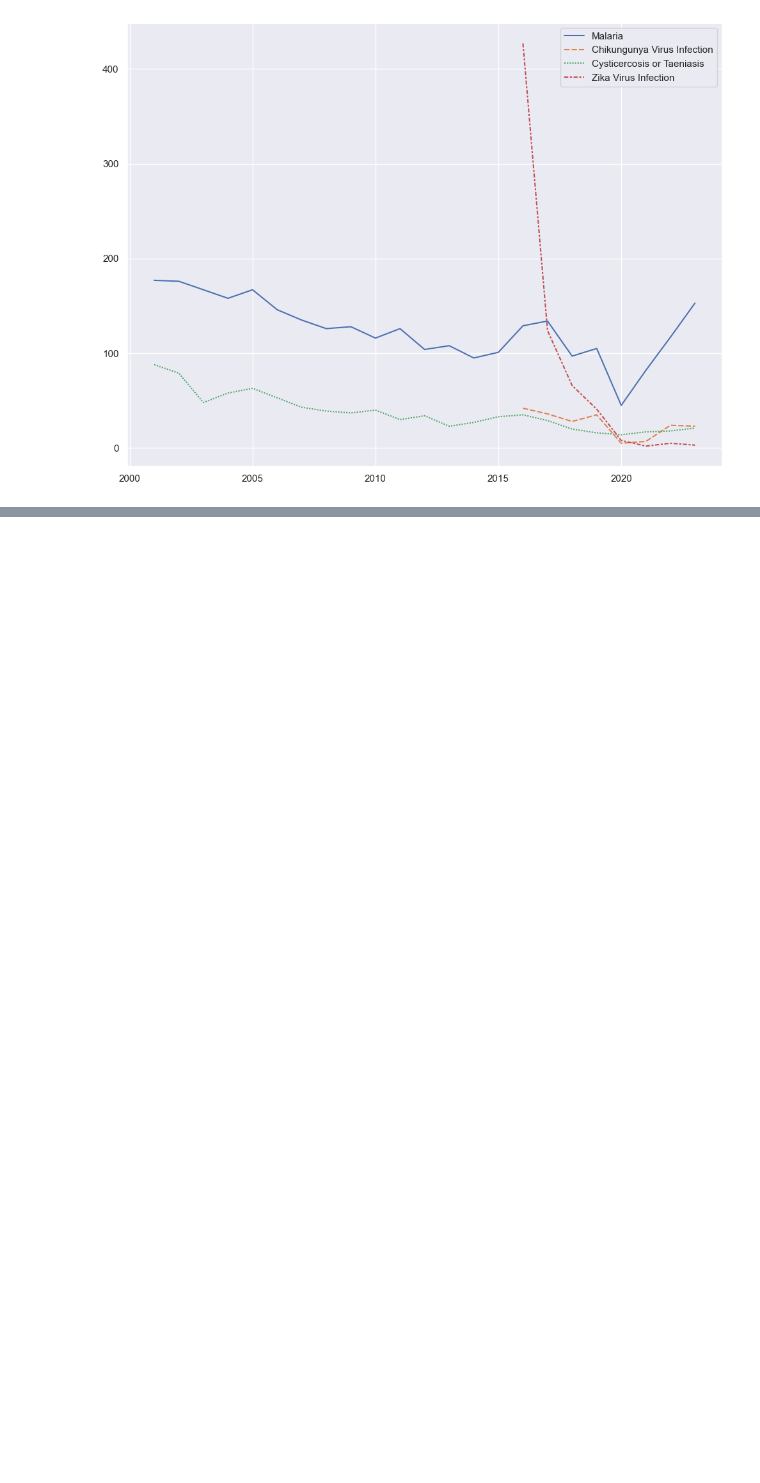
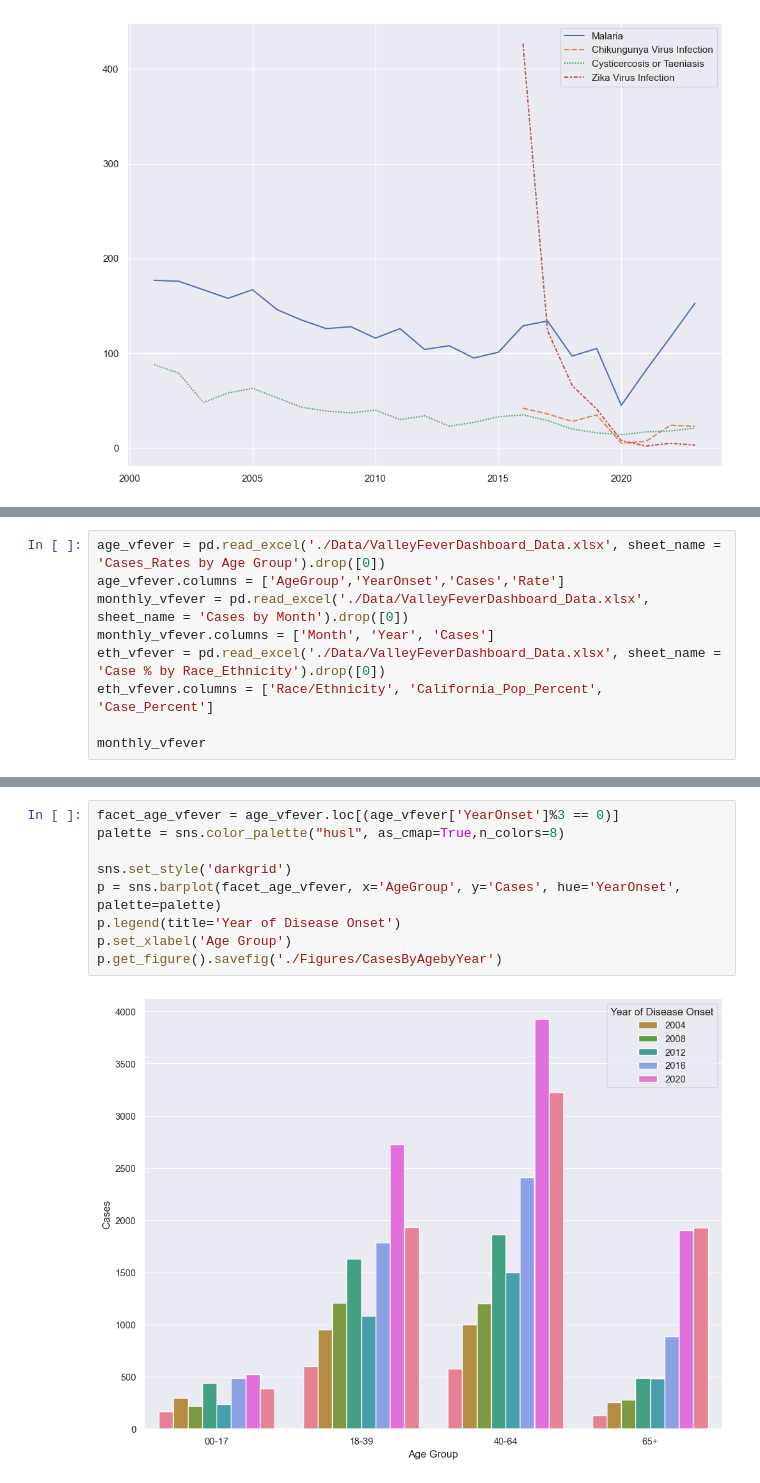
Before and after one commit to zaschan-gif/STA141B_Final_Project, a Jupyter notebook: STA141 Final Project.ipynb, the cells around one changed output, grey strips where cells are left out. Saved outputs shown, nothing was run; the diff lists cells and outputs as text; blank space fills up the shorter version.

Commit message:
Made two maps for Valley Fever. Also made a bar chart and two line plots.

```diff
--- a/STA141 Final Project.ipynb
+++ b/STA141 Final Project.ipynb
@@ -137,0 +232,9 @@ visualize_tops(state_infection_df, top_decreasing, 'Cases', './Figures/most_decr
+# %%
+age_vfever = pd.read_excel('./Data/ValleyFeverDashboard_Data.xlsx', sheet_name = 'Cases_Rates by Age Group').drop([0])
+age_vfever.columns = ['AgeGroup','YearOnset','Cases','Rate']
+monthly_vfever = pd.read_excel('./Data/ValleyFeverDashboard_Data.xlsx', sheet_name = 'Cases by Month').drop([0])
+monthly_vfever.columns = ['Month', 'Year', 'Cases']
+eth_vfever = pd.read_excel('./Data/ValleyFeverDashboard_Data.xlsx', sheet_name = 'Case % by Race_Ethnicity').drop([0])
+eth_vfever.columns = ['Race/Ethnicity', 'California_Pop_Percent', 'Case_Percent']
+
+monthly_vfever
@@ -137,0 +255,11 @@ visualize_tops(state_infection_df, top_decreasing, 'Cases', './Figures/most_decr
+# %%
+facet_age_vfever = age_vfever.loc[(age_vfever['YearOnset']%3 == 0)]
+palette = sns.color_palette("husl", as_cmap=True,n_colors=8)
+
+sns.set_style('darkgrid')
+p = sns.barplot(facet_age_vfever, x='AgeGroup', y='Cases', hue='YearOnset', palette=palette)
+p.legend(title='Year of Disease Onset')
+p.set_xlabel('Age Group')
+p.get_figure().savefig('./Figures/CasesByAgebyYear')
+# %% [output]
+[figure, added]
```
Also changed, not shown: parts of 10 cells of this notebook, 4 other files.
